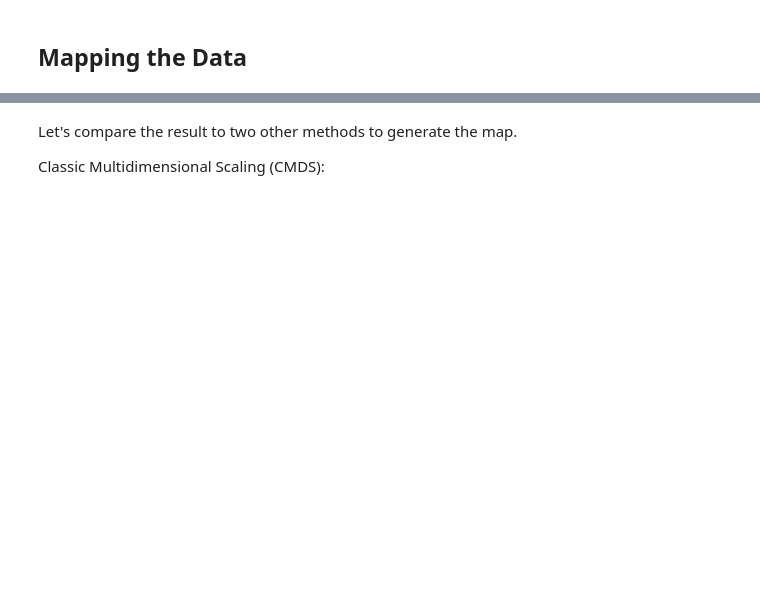
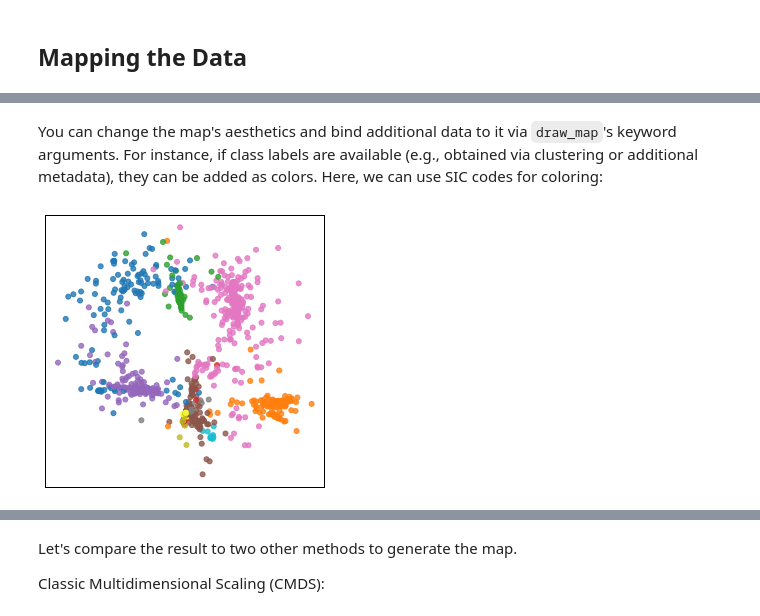
Before and after one commit to mpmatthe/evomap, a Jupyter notebook: docs/static mapping.ipynb, the cells around one changed output, grey strips where cells are left out. Cells and saved outputs as stored; diff of their text form; code cells hidden in the pictures; blank space fills up the shorter version.

```diff
--- a/docs/static mapping.ipynb
+++ b/docs/static mapping.ipynb
@@ -57,0 +55,6 @@ array(['AMERICAN AIRLINES GROUP INC', 'AARONS HOLDINGS COMPANY INC',
+# %%
+# Load each element of the input data
+sim_mat = tnic_snapshot['matrix']
+labels = tnic_snapshot['label']
+clusters = tnic_snapshot['cluster']
+sizes = tnic_snapshot['size']
@@ -168,0 +155,6 @@ hitrate_score(sim_mat, Y, n_neighbors= 10, input_type= 'similarity')
+# %% [markdown]
+You can change the map's aesthetics and bind additional data to it via `draw_map`'s keyword arguments. For instance, if class labels are available (e.g., obtained via clustering or additional metadata), they can be added as colors. Here, we can use SIC codes for coloring:
+# %%
+draw_map(Y_sammon, c = clusters)
+# %% [output]
+[figure, added]
```
Also changed, not shown: parts of 48 cells of this notebook, 2 other files.
